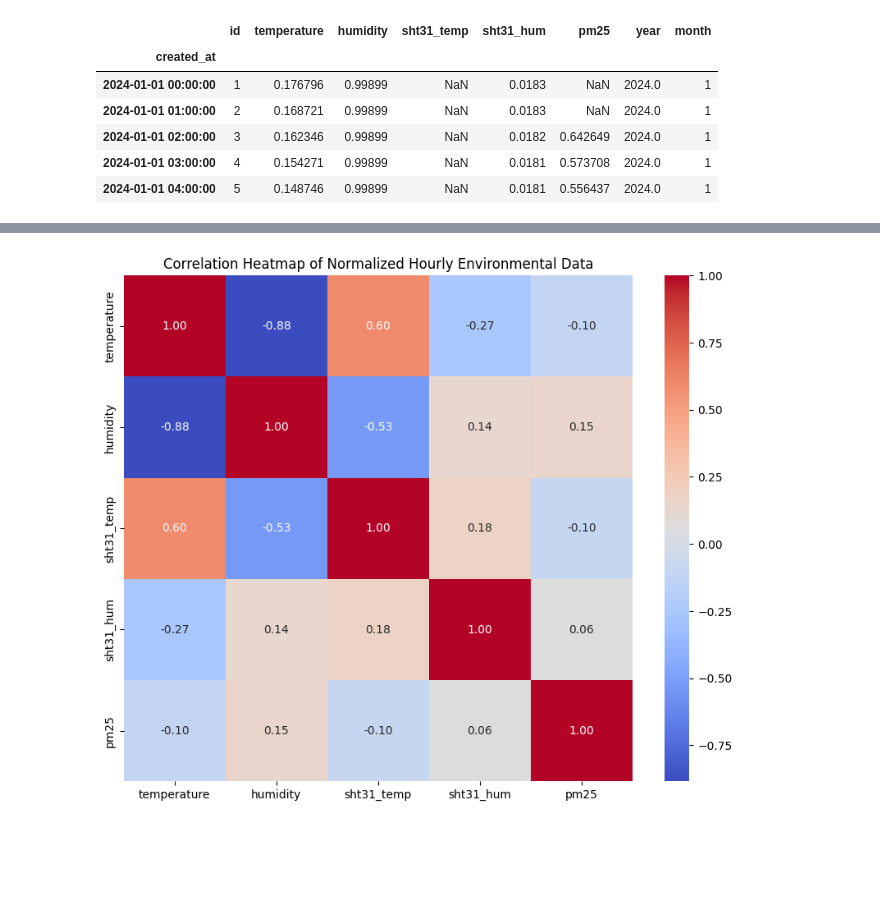
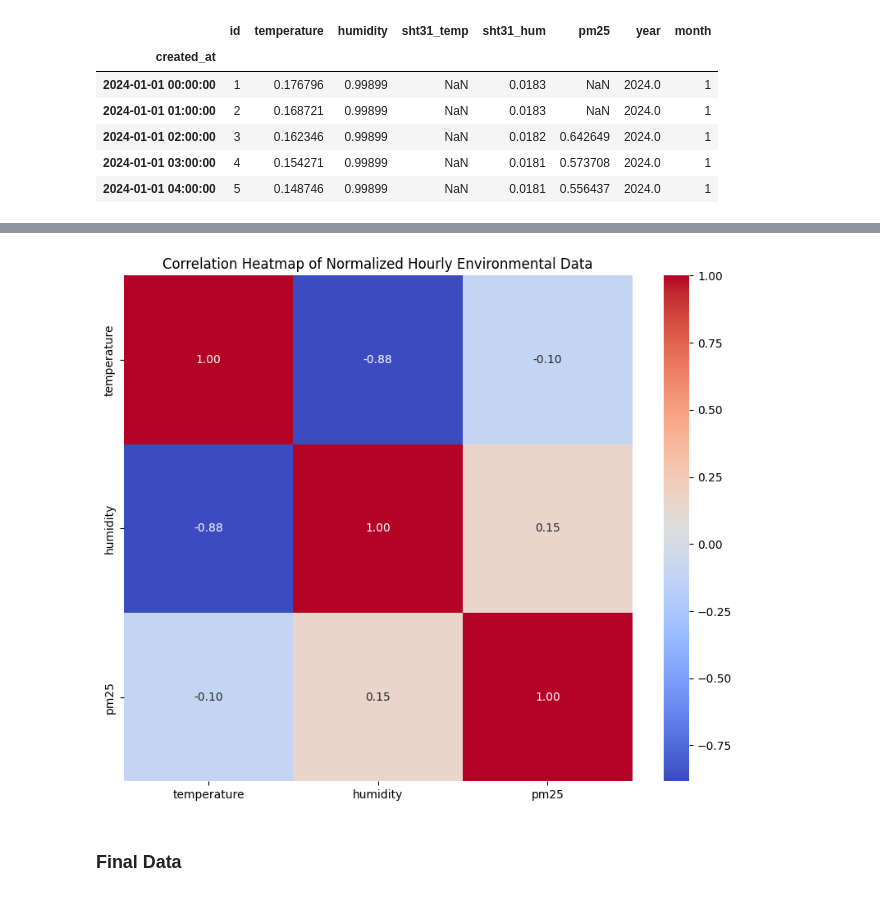
Before and after one commit to Junaidirah/predictive_pm25, a Jupyter notebook: notebook/explorasi_data/eda_gku.ipynb, the cells around one changed output, grey strips where cells are left out. Saved outputs shown, nothing was run; the diff lists cells and outputs as text; code cells hidden in the pictures; blank space fills up the shorter version.

Commit message:
cleaning data and feature selection

```diff
--- a/notebook/explorasi_data/eda_gku.ipynb
+++ b/notebook/explorasi_data/eda_gku.ipynb
@@ -428,10 +448,12 @@ hourly_means.head()
 # %%
-correlation_df = hourly_means.drop(columns=['id', 'year', 'month']).copy()
+correlation_df = hourly_means.drop(columns=['id', 'year', 'month','sht31_temp','sht31_hum']).copy()
 correlation_matrix = correlation_df.corr()
 
 plt.figure(figsize=(10, 8))
 sns.heatmap(correlation_matrix, annot=True, cmap='coolwarm', fmt=".2f")
 plt.title('Correlation Heatmap of Normalized Hourly Environmental Data')
 plt.show()
 # %% [output]
-[figure, old version]
+[figure, new version]
+# %% [markdown]
+### Final Data
```
Also changed, not shown: parts of 16 cells of this notebook.
